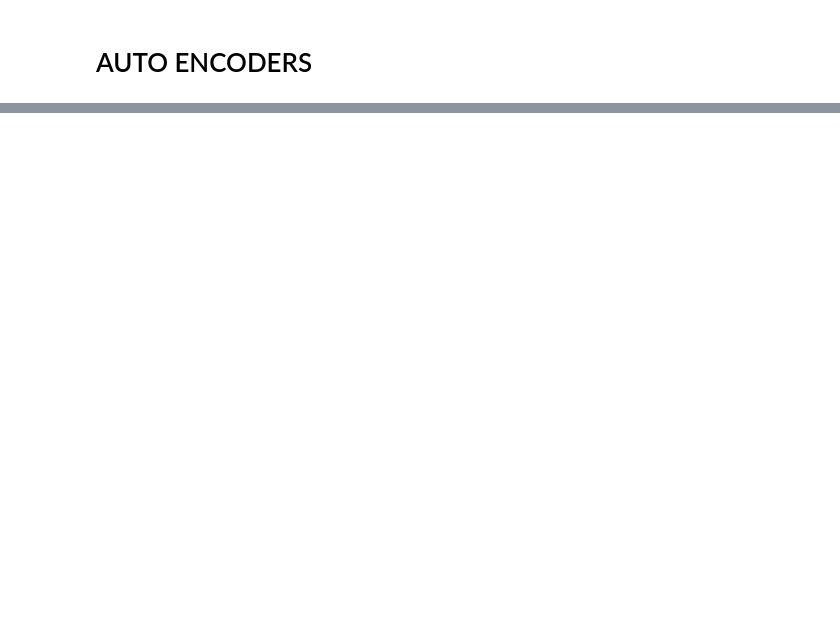
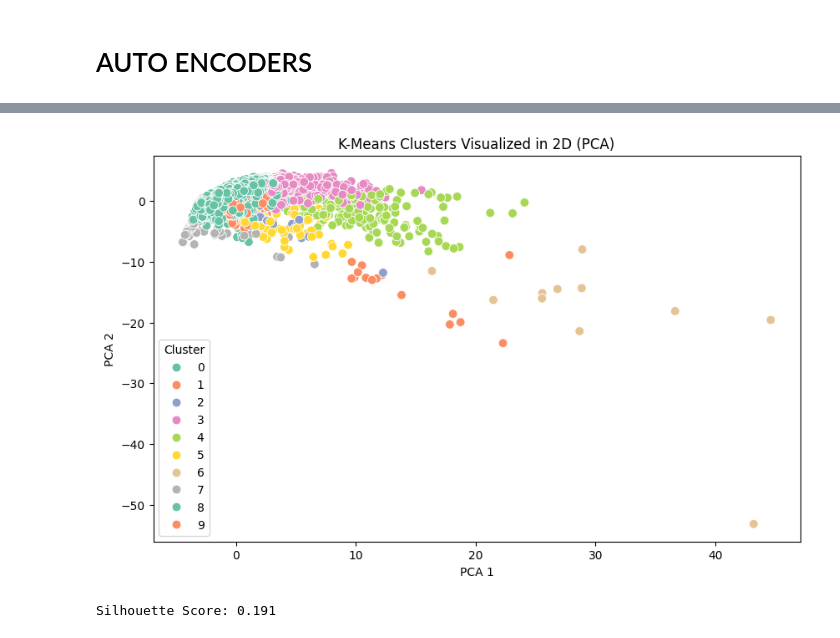
Before and after one commit to akashhguptaa/Food-Reccomendation-system, a Jupyter notebook: app.ipynb, the cells around one changed output, grey strips where cells are left out. Cells and saved outputs as stored; diff of their text form; code cells hidden in the pictures; blank space fills up the shorter version.

```diff
--- a/app.ipynb
+++ b/app.ipynb
@@ -442,0 +319,7 @@ Cosine Similarity (Reconstruction): 0.9962
+# %%
+model = DenoisingAutoencoder(input_dim=input_dim)
+train_model(model, train_loader, val_loader, input_dim, device=device, epochs=100, lr=1e-3)
+
+test_mse, test_mae, test_cos = evaluate_model(model, test_loader, input_dim, device)
+print(f"\n🧪 Final Test Results for {type(model).__name__}:")
+print(f"Test MSE: {test_mse:.4f} | MAE: {test_mae:.4f} | Cosine Similarity: {test_cos:.4f}")
@@ -442,0 +563,17 @@ Cosine Similarity (Reconstruction): 0.9962
+# %%
+# Extract latent features from encoder
+model.eval()
+with torch.no_grad():
+    latent_features = model.encoder(X_tensor)
+latent_np = latent_features.numpy()
+# %%
+from sklearn.cluster import KMeans
+from sklearn.metrics import silhouette_score
+
+# Choose number of clusters (tune this based on elbow method or domain knowledge)
+num_clusters = 10
+kmeans = KMeans(n_clusters=num_clusters, random_state=42)
+cluster_labels = kmeans.fit_predict(latent_np)
+
+# Add cluster labels to original DataFrame
+df['Cluster'] = cluster_labels
@@ -442,0 +653,43 @@ Cosine Similarity (Reconstruction): 0.9962
+# %%
+from sklearn.decomposition import PCA
+import matplotlib.pyplot as plt
+
+pca = PCA(n_components=2)
+pca_features = pca.fit_transform(latent_np)
+
+plt.figure(figsize=(10, 6))
+sns.scatterplot(x=pca_features[:, 0], y=pca_features[:, 1], hue=cluster_labels, palette='Set2', s=60)
+plt.title('K-Means Clusters Visualized in 2D (PCA)')
+plt.xlabel('PCA 1')
+plt.ylabel('PCA 2')
+plt.legend(title='Cluster')
+plt.show()
+# %% [output]
+[figure, added]
+# %%
+from sklearn.cluster import KMeans
+from sklearn.preprocessing import StandardScaler
+from sklearn.metrics import silhouette_score
+import pandas as pd
+
+# Load and preprocess data
+df = pd.read_csv('final_csv.csv')
+X_raw = df.drop(columns=['Food Name'])
+
+# Scale features
+scaler = StandardScaler()
+X_scaled = scaler.fit_transform(X_raw)
+
+# Apply K-Means
+k = 10  # Number of clusters (can tune this)
+kmeans = KMeans(n_clusters=k, random_state=42)
+labels = kmeans.fit_predict(X_scaled)
+
+# Add cluster labels back to DataFrame
+df['Cluster'] = labels
+
+# Evaluate clustering
+sil_score = silhouette_score(X_scaled, labels)
+print(f"Silhouette Score: {sil_score:.3f}")
+# %% [output]
+Silhouette Score: 0.191
```
Also changed, not shown: parts of 53 cells of this notebook.
